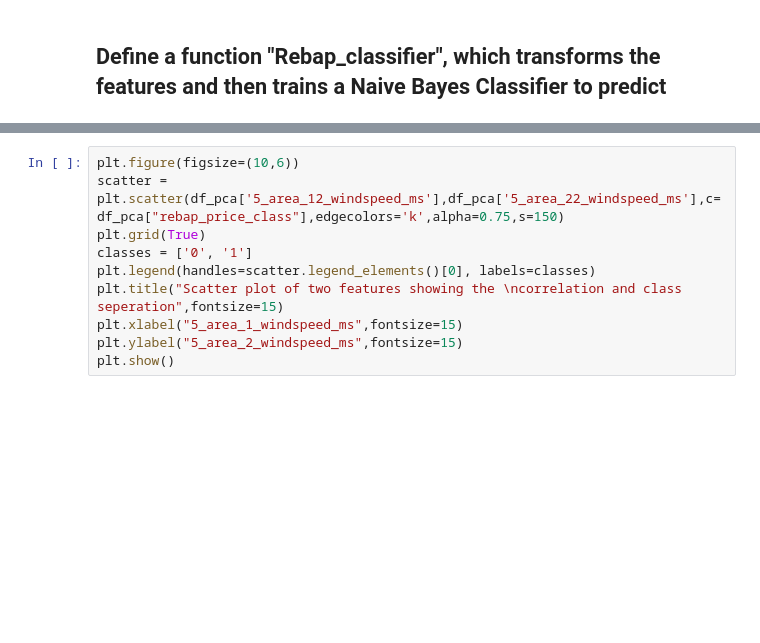
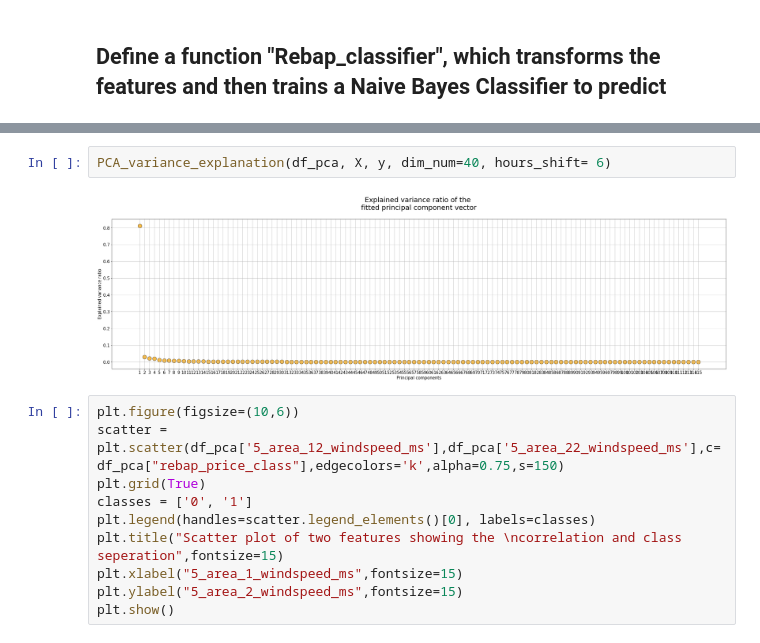
Before and after one commit to Antadurunnu/Energy-imbalance-price-prediction, a Jupyter notebook: Capstone_PCA_EDA_short.ipynb, the cells around one changed output, grey strips where cells are left out. Cells and saved outputs as stored; diff of their text form; blank space fills up the shorter version.

```diff
--- a/Capstone_PCA_EDA_short.ipynb
+++ b/Capstone_PCA_EDA_short.ipynb
@@ -316,3 +376,7 @@ df_pca.head()
+# %%
+PCA_variance_explanation(df_pca, X, y, dim_num=40, hours_shift= 6)
+# %% [output]
+[figure, added]
 # %%
 plt.figure(figsize=(10,6))
 scatter = plt.scatter(df_pca['5_area_12_windspeed_ms'],df_pca['5_area_22_windspeed_ms'],c=df_pca["rebap_price_class"],edgecolors='k',alpha=0.75,s=150)
```
Also changed, not shown: parts of 13 cells of this notebook, 2 other files.
